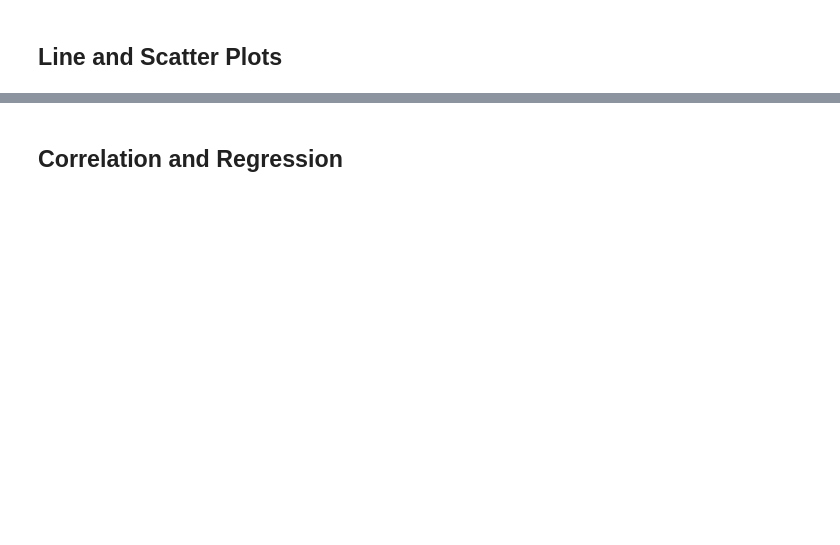
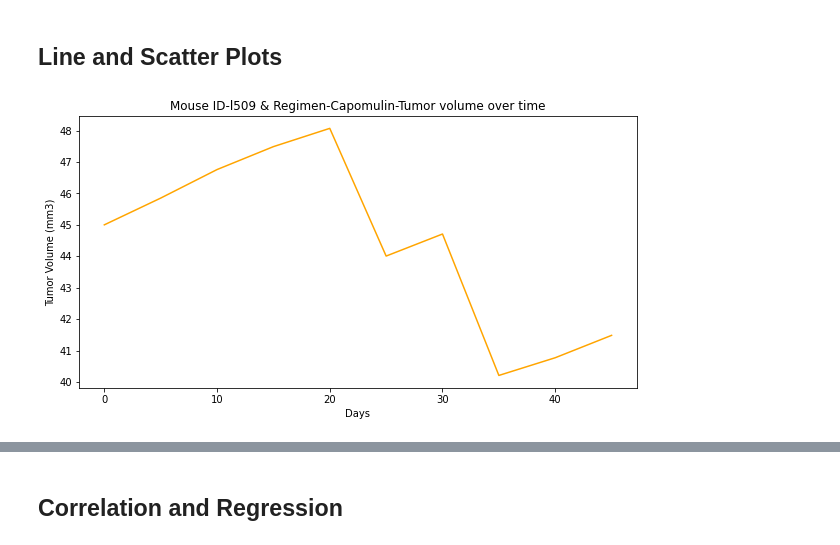
Before and after one commit to tarakp/Data_Analytics, a Jupyter notebook: 05-Matplotlib-Challenge/pymaceuticals_starter.ipynb, the cells around one changed output, grey strips where cells are left out. Cells and saved outputs as stored; diff of their text form; code cells hidden in the pictures; blank space fills up the shorter version.

```diff
--- a/05-Matplotlib-Challenge/pymaceuticals_starter.ipynb
+++ b/05-Matplotlib-Challenge/pymaceuticals_starter.ipynb
@@ -339,23 +333,25 @@ plt.show()
 # %%
 # Generate a line plot of tumor volume vs. time point for a mouse treated with Capomulin
 
-mouseID = 's185'
+mouseID = 'l509'
 drugregi = 'Capomulin'
 scc_regimen_cap_df = scc_df_drop_duplicate[scc_df_drop_duplicate['Drug Regimen'] == drugregi]
 scc_regimen_df = scc_regimen_cap_df[['Mouse ID', 'Drug Regimen', 'Timepoint', 'Tumor Volume (mm3)']]
 scc_ID_index = scc_regimen_df.set_index('Mouse ID')
 scc_ID_index
 
 scc_time_vol_df = scc_ID_index.loc[mouseID,]
 scc_time_vol_df
 
 plt.figure(figsize=(10,5))
 plt.plot(scc_time_vol_df['Timepoint'], scc_time_vol_df['Tumor Volume (mm3)'], color='orange')
 plt.xlabel('Days')
 plt.ylabel('Tumor Volume (mm3)')
 plt.title(f'Mouse ID-{mouseID} & Regimen-{drugregi }-Tumor volume over time')
 
 plt.show()
+# %% [output]
+[figure, added]
 # %%
 # Generate a scatter plot of average tumor volume vs. mouse weight for the Capomulin regimen ***QUESTION*** Group by Mouse ID and weight or Group by drug Regimen and weight as there will be 2 different results and 2 different graphs
 drugregim = 'Capomulin'
```
Also changed, not shown: parts of 6 cells of this notebook, 1 other file.
